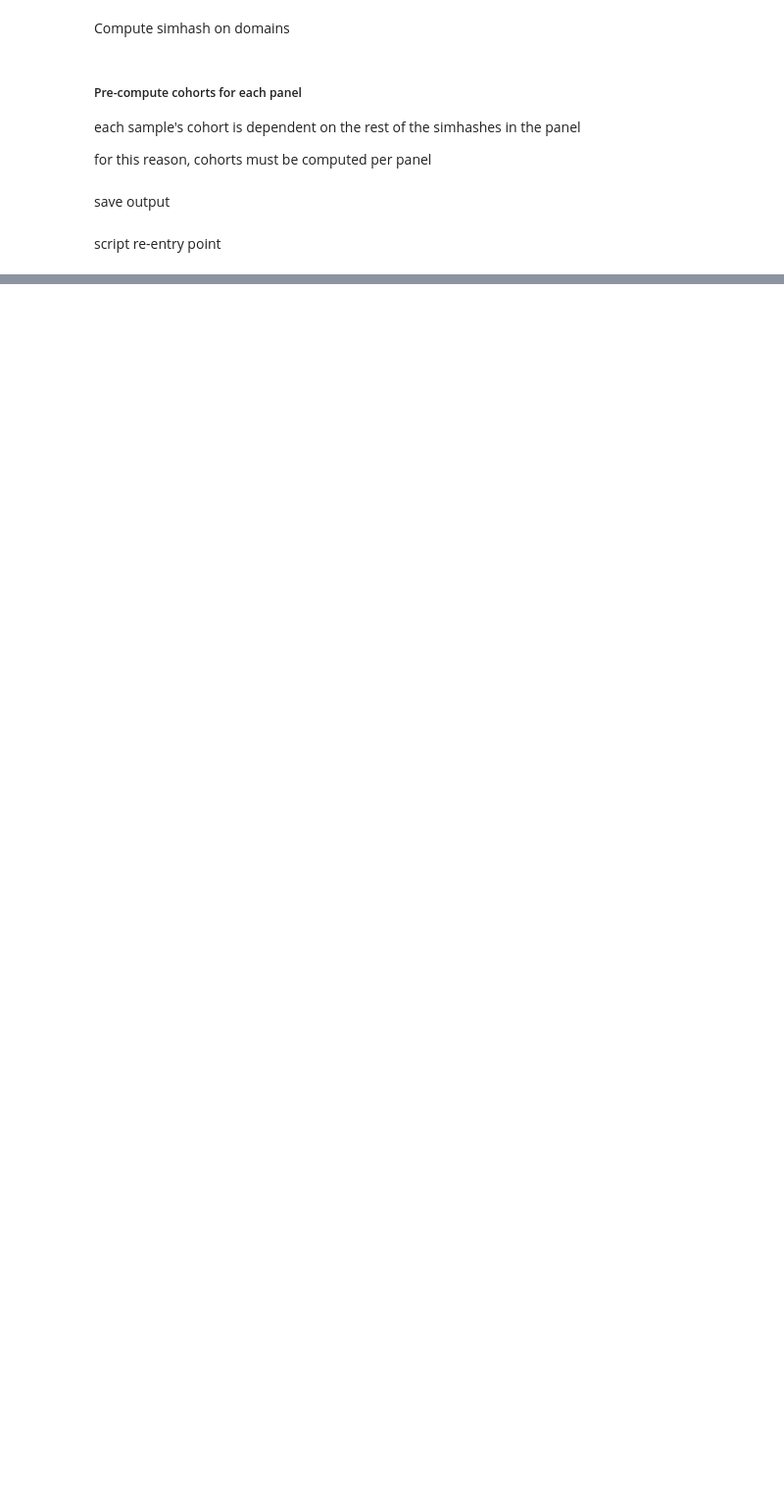
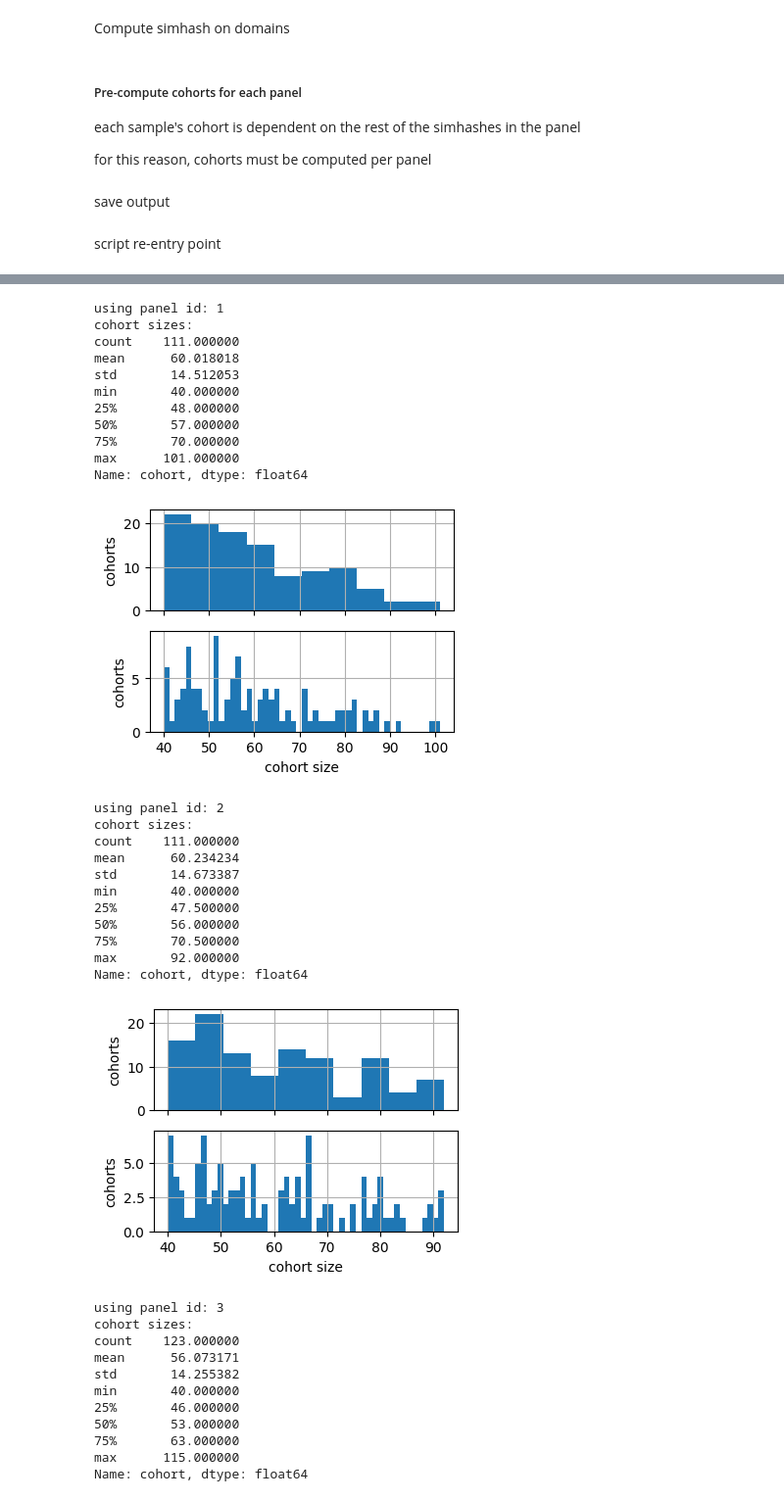
Before and after one commit to aberke/floc-analysis, a Jupyter notebook: notebooks/generate_panels_random_domains_floc_cohorts.ipynb, the cells around one changed output, grey strips where cells are left out. Shown at 98% size. Drawn from its saved outputs; the diff is of its cells as text; code cells hidden in the pictures; blank space fills up the shorter version.

Commit message:
finished generating randomly assigned domains panels with k=40

```diff
--- a/notebooks/generate_panels_random_domains_floc_cohorts.ipynb
+++ b/notebooks/generate_panels_random_domains_floc_cohorts.ipynb
@@ -85,13 +127,11 @@ assert(round((sum(domains_p)), 4) == 1)
 # %%
 random.seed(0)
 
-def get_random_domains_list(x):
-    n_domains = np.random.choice(n_domains_distribution, size=1)[0]
-    return set(np.random.choice(
-        domains_list,
-        size=n_domains,
-        replace=False,
-        p=domains_p
+def get_random_domains_set(x):
+    n_domains = random.choice(n_domains_distribution)
+    return set(random.sample(
+        good_domains,
+        k=n_domains,
     ))
 # %% [markdown]
 Create alternative version of panel by copying true panel and reassigning domains.
@@ -104,4 +178,4 @@ all_panels_random_domains_df.head()
 # %%
-all_panels_random_domains_df['domains'] = all_panels_random_domains_df.apply(get_random_domains_list, axis=1)
+all_panels_random_domains_df['domains'] = all_panels_random_domains_df.apply(get_random_domains_set, axis=1)
 all_panels_random_domains_df['n_domains'] = all_panels_random_domains_df.domains.apply(len)
-all_panels_random_domains_df.head()
+# all_panels_random_domains_df.head()
@@ -183,0 +239,53 @@ all_panels_random_domains_df.head()
+# %%
+# just one panel at a time
+
+panel_ids = [1, 2, 3, random.choice(all_panels_random_domains_df.panel_id.unique())]
+for panel_id in panel_ids:
+    print('using panel id: %s' % panel_id)
+    panel_df = all_panels_random_domains_df[all_panels_random_domains_df.panel_id == panel_id].copy()
+    print('cohort sizes:')
+    cohort_counts = panel_df["cohort"].value_counts()
+    print(cohort_counts.describe())
+    fig,ax = plt.subplots(2,1,figsize=(4,3), sharex=True, dpi=100)
+    cohort_counts.hist(ax=ax[0])
+    ax[0].set_ylabel('cohorts')
+    ax[1].set_ylabel('cohorts')
+    _ = ax[1].set_xlabel('cohort size')
+    _ = cohort_counts.hist(ax=ax[1], bins=50)
+    plt.show()
+# %% [output]
+using panel id: 1
+cohort sizes:
+count    111.000000
+mean      60.018018
+std       14.512053
+min       40.000000
+25%       48.000000
+50%       57.000000
+75%       70.000000
+max      101.000000
+Name: cohort, dtype: float64
+[figure, added]
+using panel id: 2
+cohort sizes:
+count    111.000000
+mean      60.234234
+std       14.673387
+min       40.000000
+25%       47.500000
+50%       56.000000
+75%       70.500000
+max       92.000000
+Name: cohort, dtype: float64
+[figure, added]
+using panel id: 3
+cohort sizes:
+count    123.000000
+mean      56.073171
+std       14.255382
+min       40.000000
+25%       46.000000
+50%       53.000000
+75%       63.000000
+max      115.000000
+Name: cohort, dtype: float64
```
Also changed, not shown: parts of 26 cells of this notebook.
